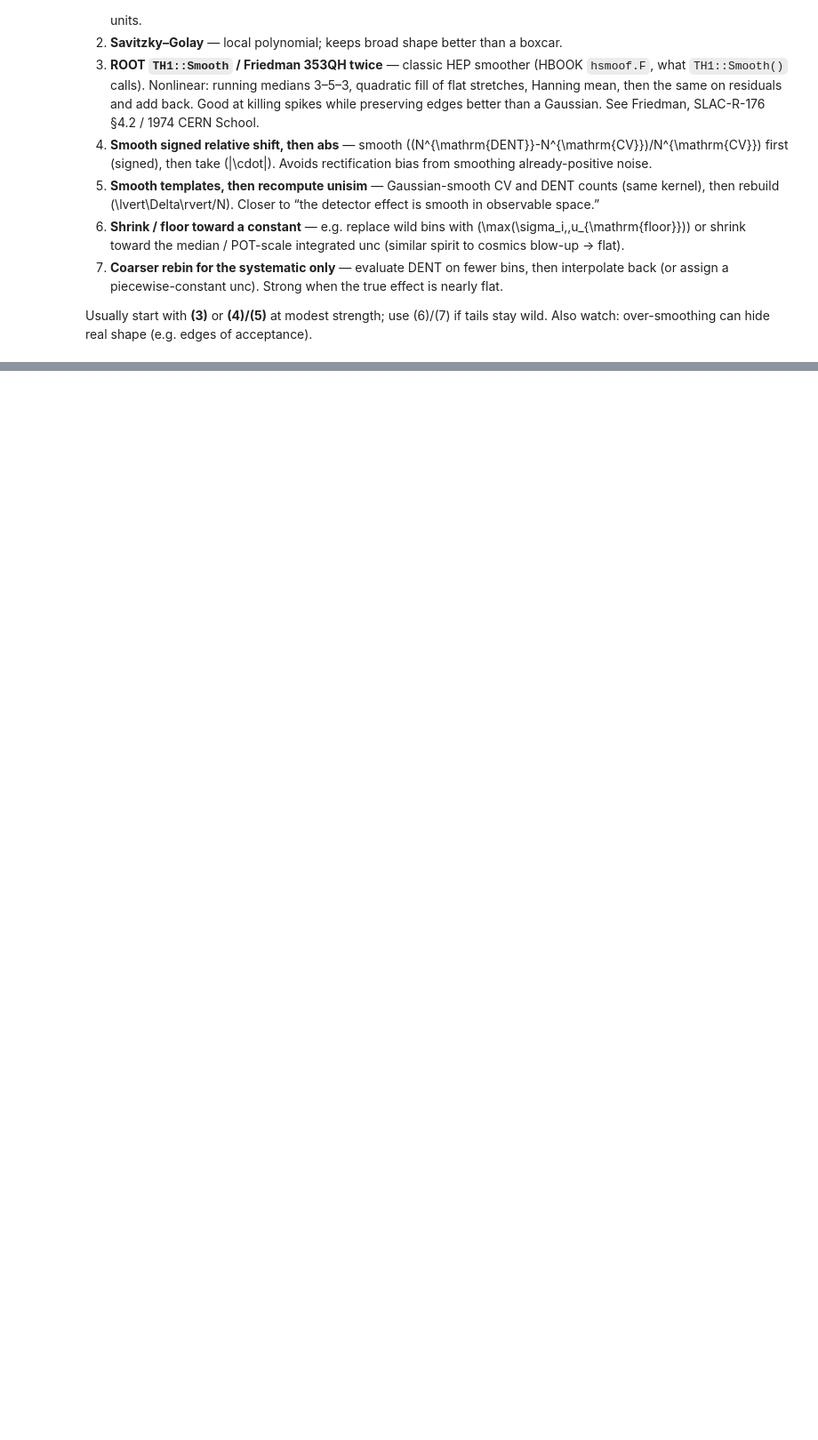
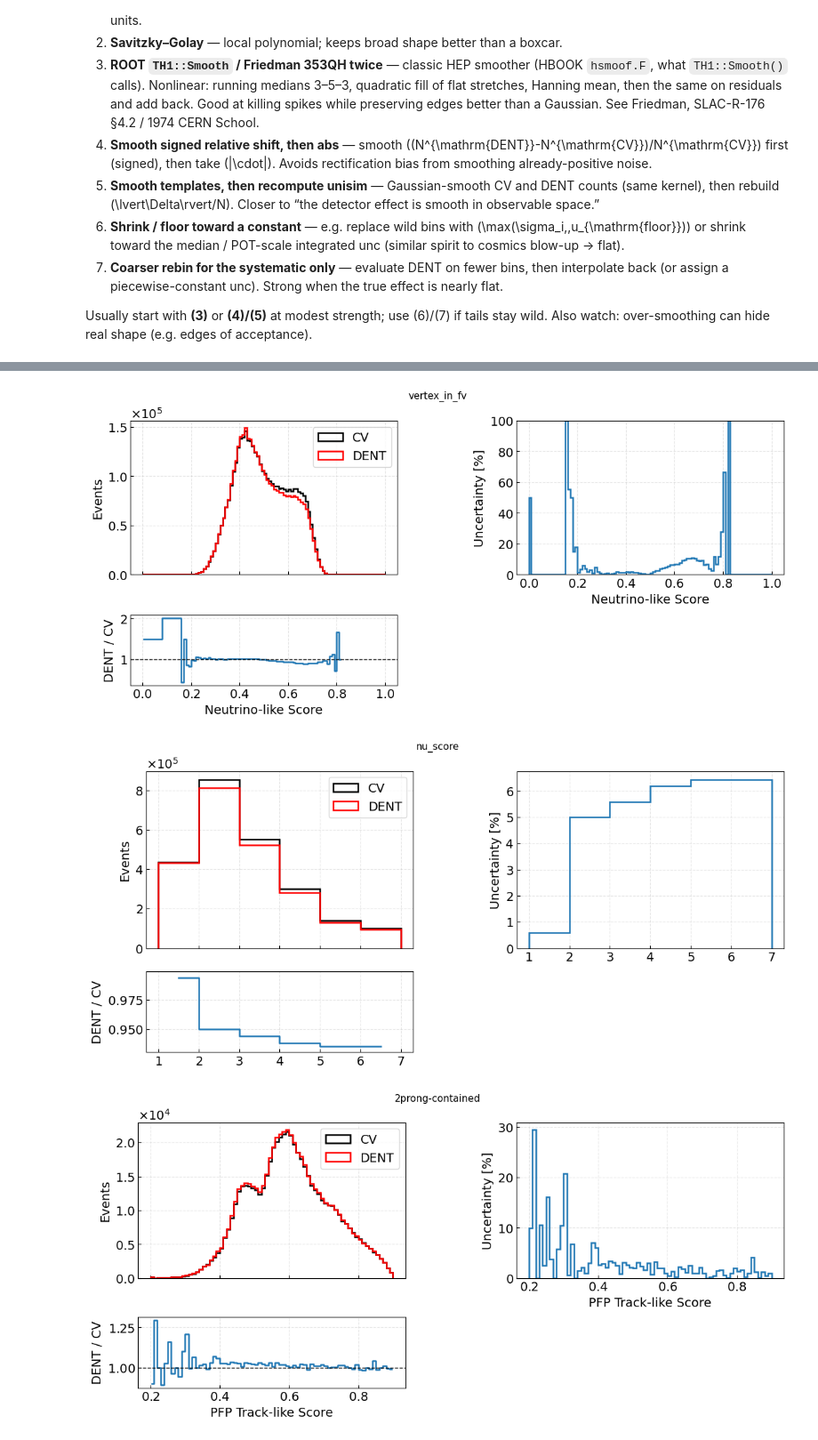
Before and after one commit to wjdanswjddl/cafpyana, a Jupyter notebook: analysis_village/numucc_1p0pi/notebooks/dent.ipynb, the cells around one changed output, grey strips where cells are left out. Shown at 89% size. Drawn from its saved outputs; the diff is of its cells as text; code cells hidden in the pictures; blank space fills up the shorter version.

```diff
--- a/analysis_village/numucc_1p0pi/notebooks/dent.ipynb
+++ b/analysis_village/numucc_1p0pi/notebooks/dent.ipynb
@@ -737,0 +941,29 @@ for vc in SELECTED_VARS:
+# %%
+FIG_A_DIR = FIG_DIR / "product_A_selection"
+FIG_A_DIR.mkdir(parents=True, exist_ok=True)
+
+_n_a = 0
+for vsn, cfg in CUT_VAR_DEFS.items():
+    if vsn not in h_cv_cut or vsn not in h_dent_cut:
+        print("skip missing cut", vsn)
+        continue
+    pack = dict_a.get("detector-DENT", {}).get(vsn)
+    stage = cfg.get("stage_key", "") or vsn
+    xlab = cfg.get("label", vsn)
+    _plot_cv_dent_compare(
+        vsn,
+        h_cv_cut[vsn],
+        h_dent_cut[vsn],
+        cfg["bins"],
+        xlab,
+        pack,
+        FIG_A_DIR,
+        tag="cut",
+        title=stage,
+    )
+    _n_a += 1
+print(f"Product A plots: {_n_a} → {FIG_A_DIR}")
+# %% [output]
+[figure, added]
+[figure, added]
+[figure, added]
```
Also changed, not shown: parts of 14 cells of this notebook, 37 other files.
